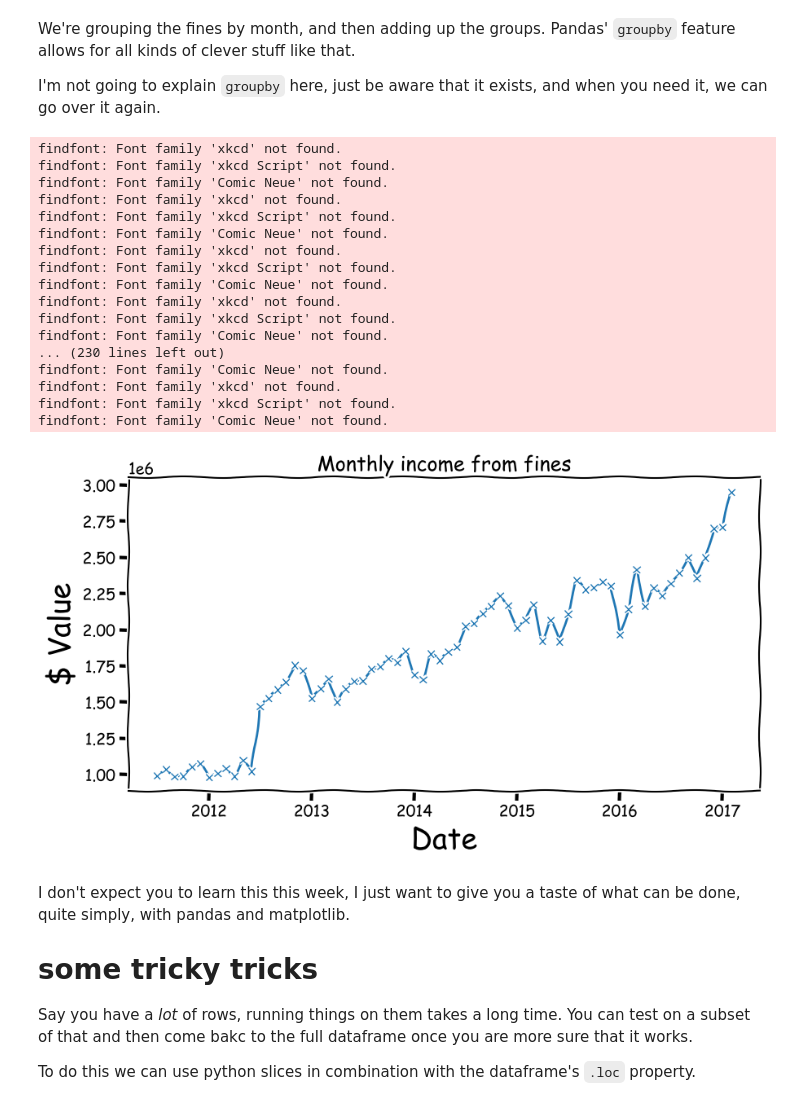
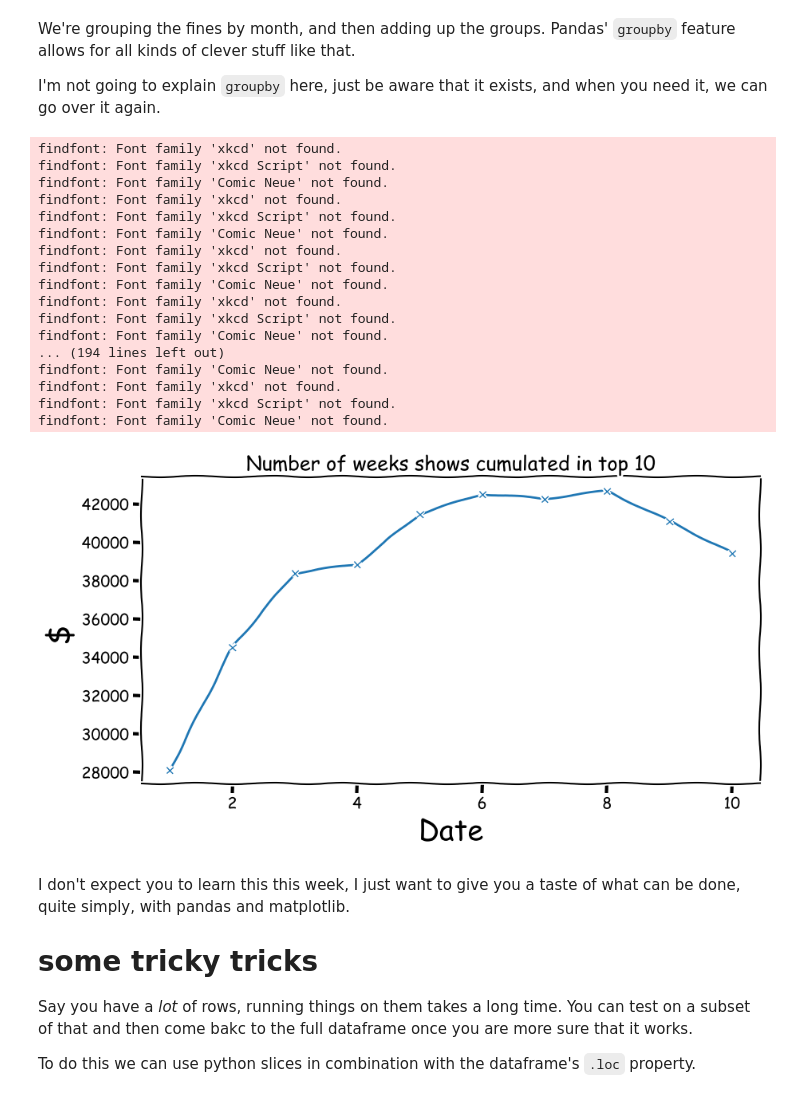
Before and after one commit to denyce-ng/CODE1161dataproject, a Jupyter notebook: basic_pandas copy.ipynb, the cells around one changed output. Cells and saved outputs as stored; diff of their text form; code cells hidden in the pictures.

```diff
--- a/basic_pandas copy.ipynb
+++ b/basic_pandas copy.ipynb
@@ -500,8 +500,7 @@ The settings used here control how it's read. You can only really tell by lookin
 netflix_data = pd.read_csv(
     filepath,
     infer_datetime_format=True,
-    parse_dates=["OFFENCE_MONTH"],
-    dayfirst=True,
+    parse_dates=["week"],
 )
 netflix_data.head(2)
 # %% [output]
@@ -553,34 +551,34 @@ We're grouping the fines by month, and then adding up the groups. Pandas' `group
 
 I'm not going to explain `groupby` here, just be aware that it exists, and when you need it, we can go over it again.
 # %%
-income = penalty_data[["OFFENCE_MONTH", "FACE_VALUE"]].groupby("OFFENCE_MONTH").sum()
+income = netflix_data[["weekly_rank", "cumulative_weeks_in_top_10"]].groupby("weekly_rank").sum()
 
 plt.xkcd()
 plt.plot(income, "x-")
-plt.title("Monthly income from fines", fontsize=18)
+plt.title("Number of weeks shows cumulated in top 10", fontsize=18)
 plt.xlabel("Date", fontsize=26)
-plt.ylabel("$ Value", fontsize=26)
+plt.ylabel("$ ", fontsize=26)
 plt.grid(True)
 plt.show()
 # %% [output]
 findfont: Font family 'xkcd' not found.
 findfont: Font family 'xkcd Script' not found.
 findfont: Font family 'Comic Neue' not found.
 findfont: Font family 'xkcd' not found.
 findfont: Font family 'xkcd Script' not found.
 findfont: Font family 'Comic Neue' not found.
 findfont: Font family 'xkcd' not found.
 findfont: Font family 'xkcd Script' not found.
 findfont: Font family 'Comic Neue' not found.
 findfont: Font family 'xkcd' not found.
 findfont: Font family 'xkcd Script' not found.
 findfont: Font family 'Comic Neue' not found.
-... (230 lines left out)
+... (194 lines left out)
 findfont: Font family 'Comic Neue' not found.
 findfont: Font family 'xkcd' not found.
 findfont: Font family 'xkcd Script' not found.
 findfont: Font family 'Comic Neue' not found.
-[figure, old version]
+[figure, new version]
 # %%
 matplotlib.rcParams.update(
     saved_style_state
```
Also changed, not shown: parts of 10 cells of this notebook, 1 other file.
